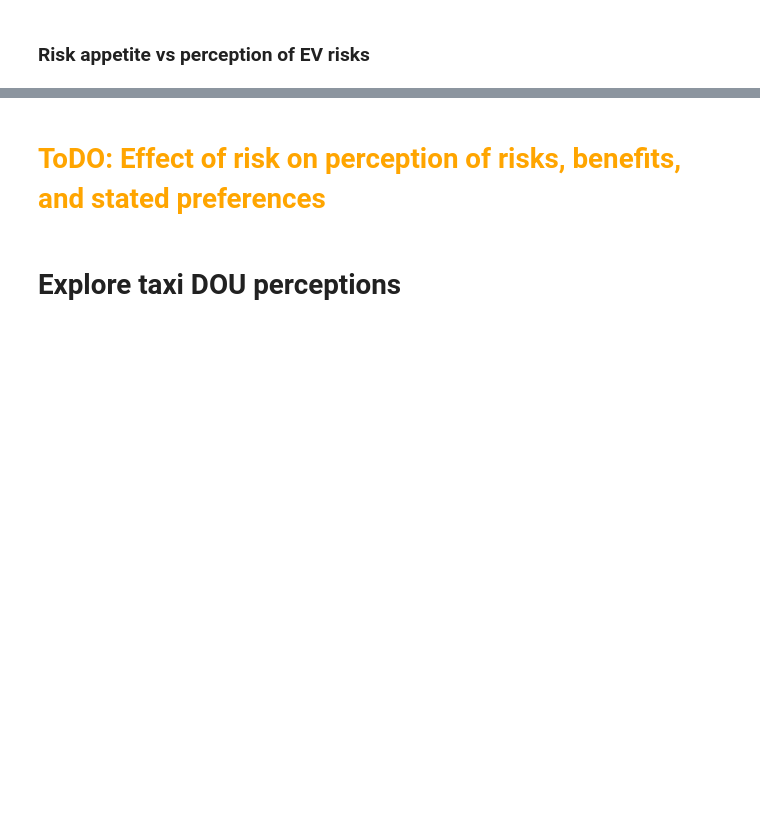
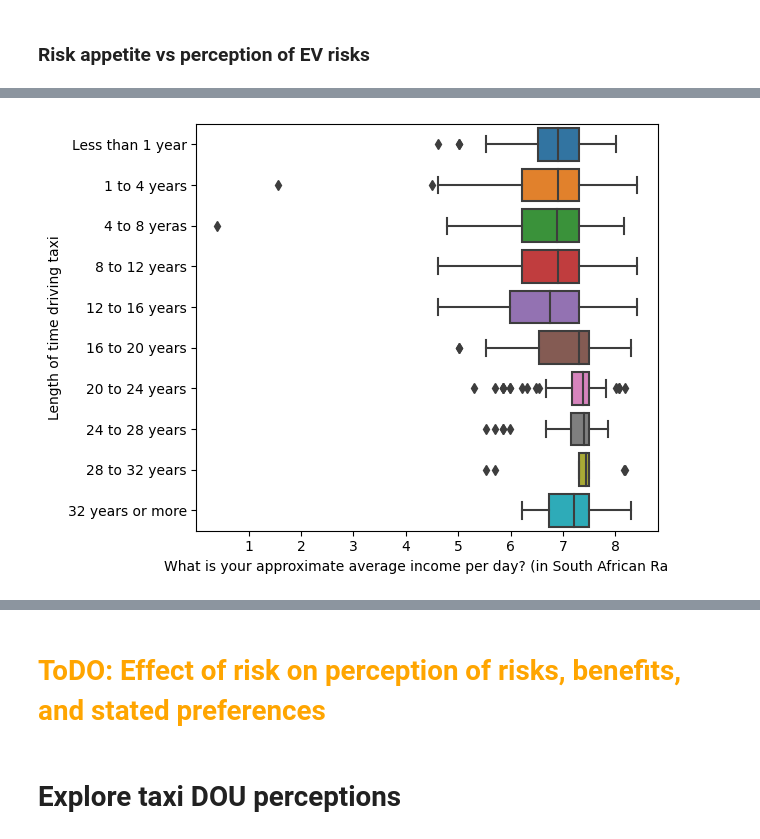
Before and after one commit to ChullEPG/taxi-survey, a Jupyter notebook: taxi_explore_perceptions.ipynb, the cells around one changed output, grey strips where cells are left out. Cells and saved outputs as stored; diff of their text form; code cells hidden in the pictures; blank space fills up the shorter version.

```diff
--- a/taxi_explore_perceptions.ipynb
+++ b/taxi_explore_perceptions.ipynb
@@ -338,0 +448,17 @@ plt.show()
+# %%
+# Income by length of time driving taxi
+
+df_cleaned = df[(df[driver_questions[6]] < 5000) & (df[driver_questions[6]].notnull())]
+
+order_length = ['Less than 1 year', '1 to 4 years', '4 to 8 yeras', '8 to 12 years', '12 to 16 years', '16 to 20 years', '20 to 24 years', '24 to 28 years', '28 to 32 years', '32 years or more']
+boxplot_df = pd.concat([df_cleaned[driver_questions[6]], df_cleaned[driver_questions[0]]], axis = 1)
+##f_melt = pd.melt(reg_df.reset_index(), id_vars = ['How concernd are you about climate change?'], value_vars = reg_df.columns[1:])
+#df_melt.columns = ['Concern for climate change', 'Status', 'Value']
+boxplot_df[boxplot_df.columns[0]] = np.log(boxplot_df[boxplot_df.columns[0]])
+ax = sns.boxplot(x = boxplot_df.columns[0], y = boxplot_df.columns[1], data = boxplot_df, order = order_length)
+plt.ylabel('Length of time driving taxi')
+plt.tight_layout()
+plt.savefig('figures/length_driving_vs_income.png')
+plt.show()
+# %% [output]
+[figure, added]
```
Also changed, not shown: parts of 31 cells of this notebook, 1 other file.
